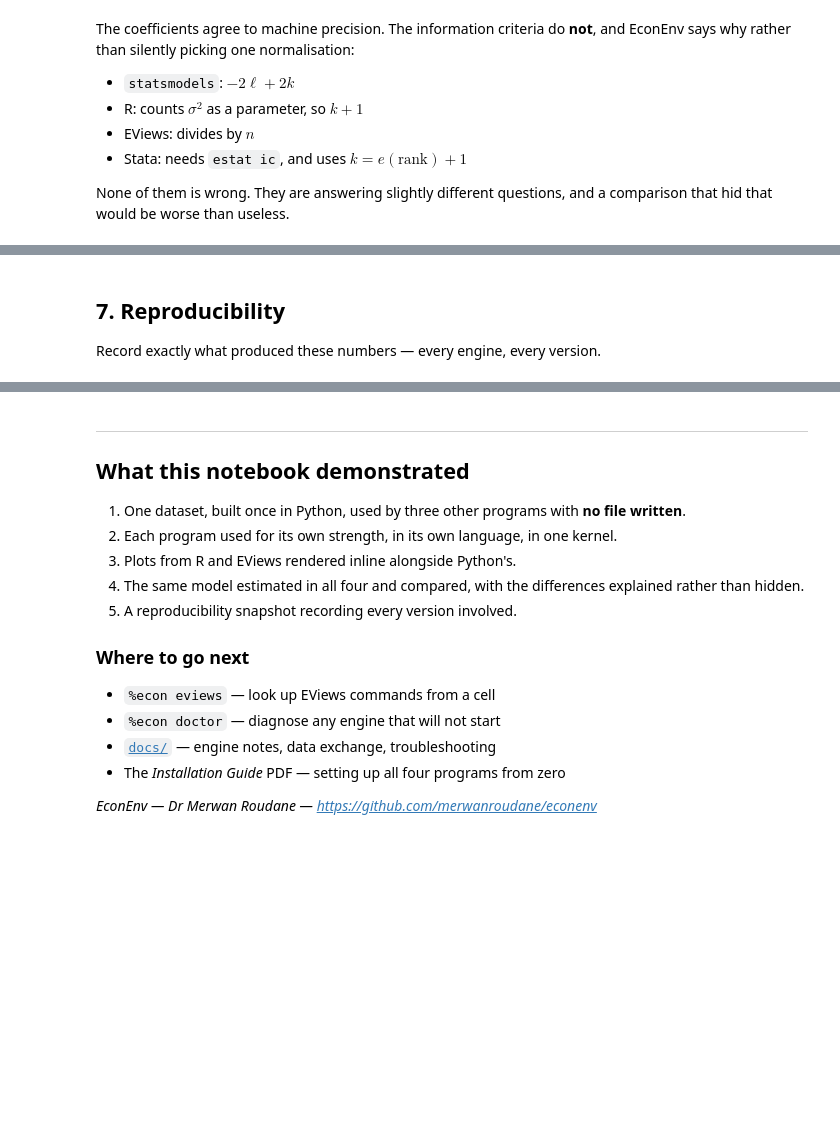
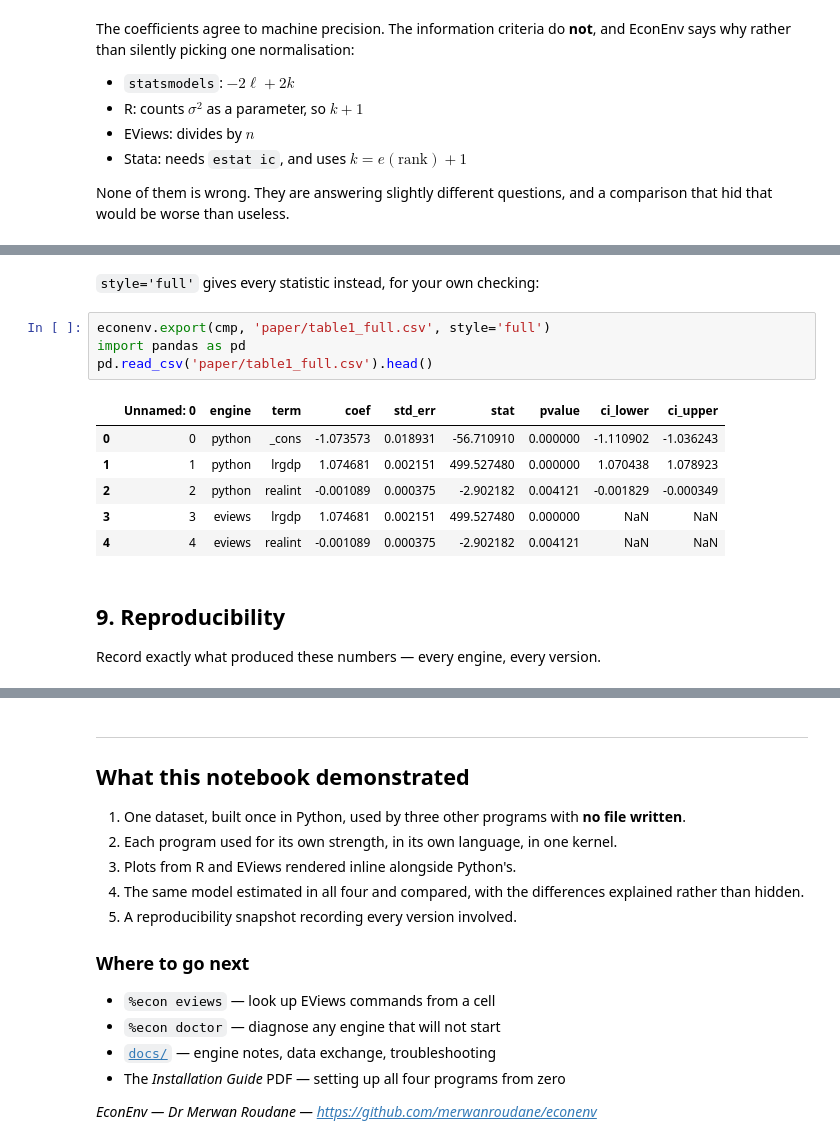
Before and after one commit to merwanroudane/econenv, a Jupyter notebook: examples/10_real_data_all_engines.ipynb, the cells around one changed output, grey strips where cells are left out. Cells and saved outputs as stored; diff of their text form; blank space fills up the shorter version.

```diff
--- a/examples/10_real_data_four_engines.ipynb
+++ b/examples/10_real_data_all_engines.ipynb
@@ -578,5 +668,18 @@ None of them is wrong. They are answering slightly different questions, and a co
+# %% [markdown]
+`style='full'` gives every statistic instead, for your own checking:
+# %%
+econenv.export(cmp, 'paper/table1_full.csv', style='full')
+import pandas as pd
+pd.read_csv('paper/table1_full.csv').head()
+# %% [output]
+|  | Unnamed: 0 | engine | term | coef | std_err | stat | pvalue | ci_lower | ci_upper |
+| 0 | 0 | python | _cons | -1.073573 | 0.018931 | -56.710910 | 0.000000 | -1.110902 | -1.036243 |
+| 1 | 1 | python | lrgdp | 1.074681 | 0.002151 | 499.527480 | 0.000000 | 1.070438 | 1.078923 |
+| 2 | 2 | python | realint | -0.001089 | 0.000375 | -2.902182 | 0.004121 | -0.001829 | -0.000349 |
+| 3 | 3 | eviews | lrgdp | 1.074681 | 0.002151 | 499.527480 | 0.000000 | NaN | NaN |
+| 4 | 4 | eviews | realint | -0.001089 | 0.000375 | -2.902182 | 0.004121 | NaN | NaN |
 # %% [markdown]
-## 7. Reproducibility
+## 9. Reproducibility
 
 Record exactly what produced these numbers — every engine, every version.
 # %%
```
Also changed, not shown: parts of 21 cells of this notebook, 9 other files.
